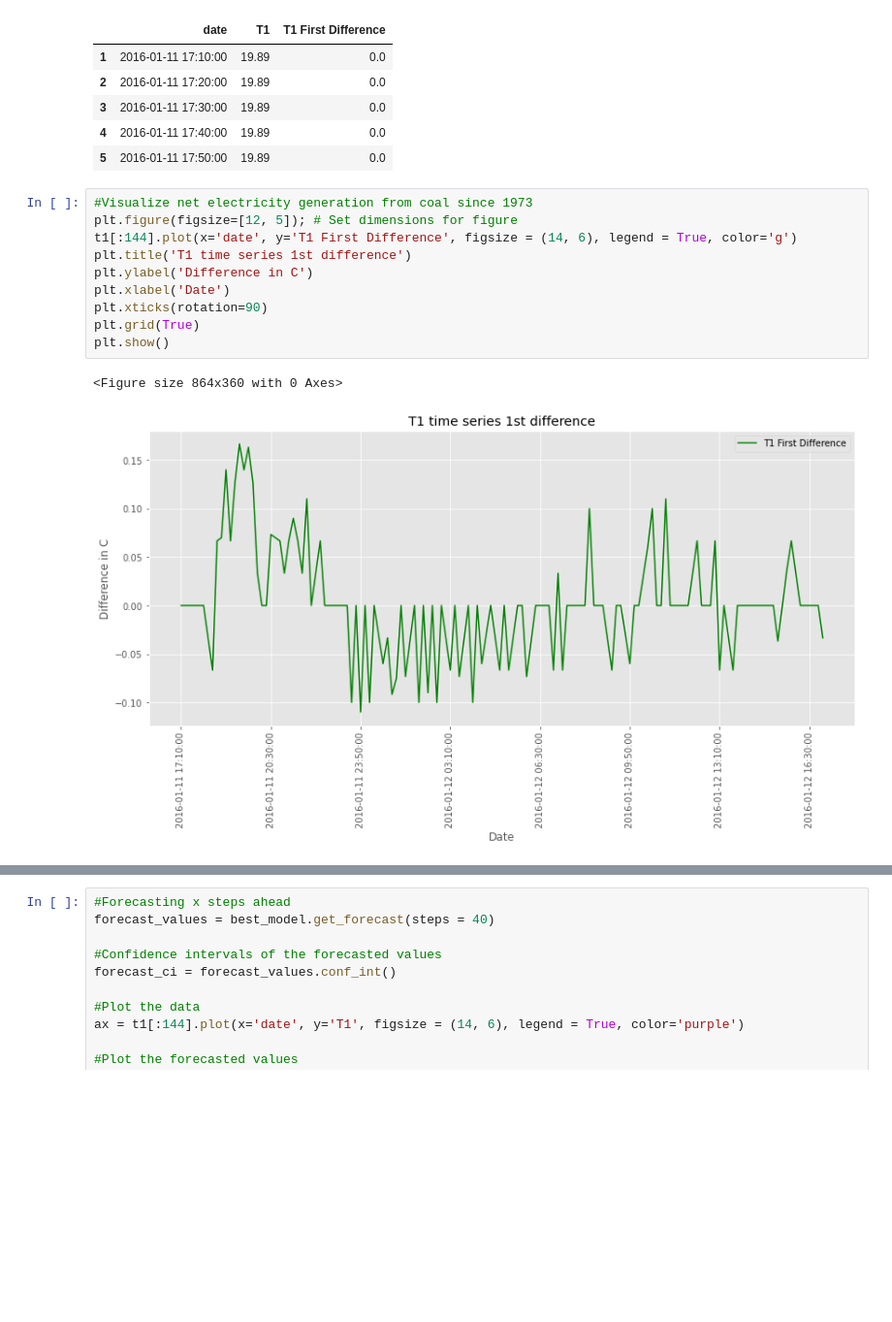
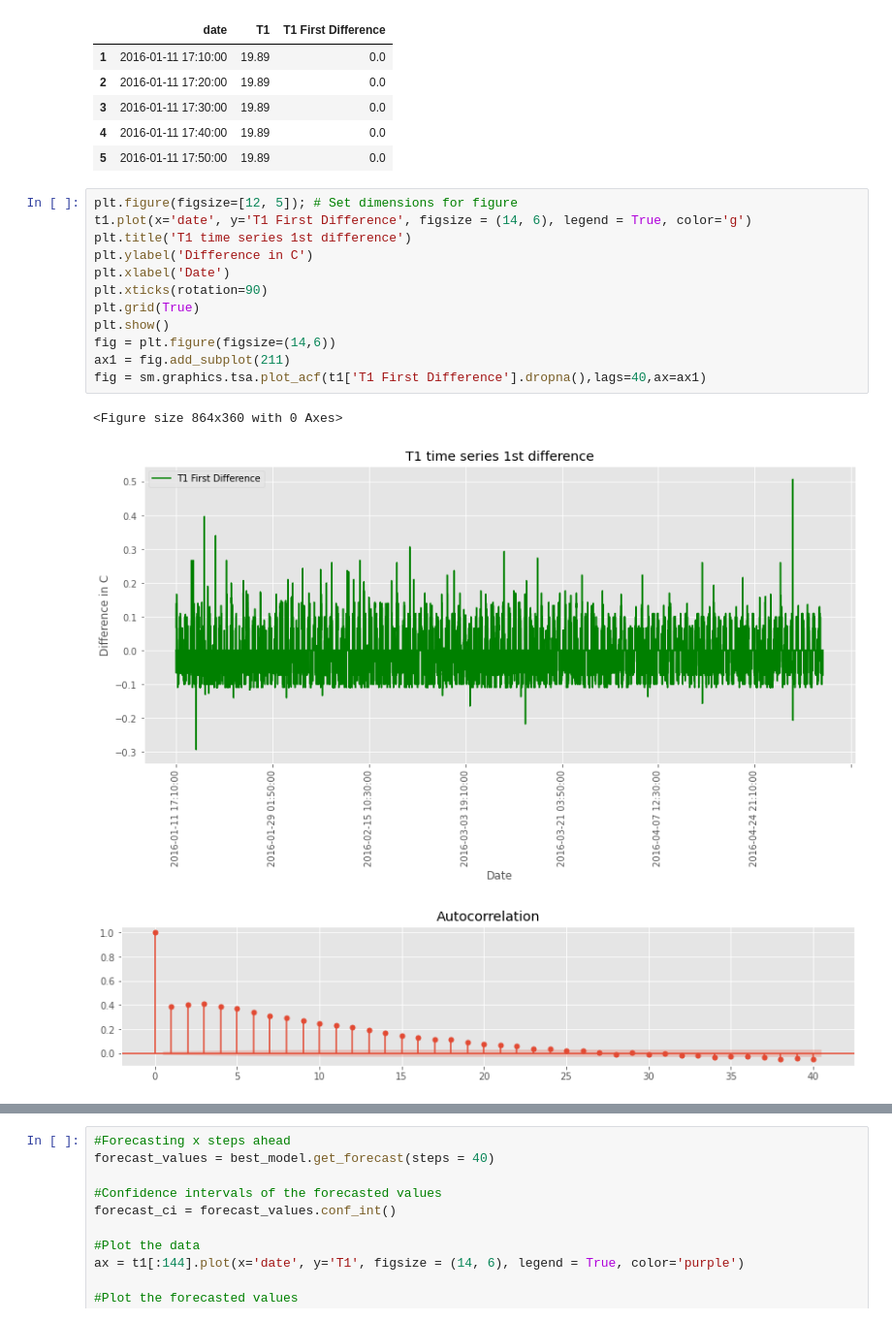
Before and after one commit to theadriennelee/498Capstone, a Jupyter notebook: ARIMA/SARIMA on T1.ipynb, the cells around one changed output, grey strips where cells are left out. Shown at 97% size. Saved outputs shown, nothing was run; the diff lists cells and outputs as text; blank space fills up the shorter version.

```diff
--- a/ARIMA/SARIMA on T1.ipynb
+++ b/ARIMA/SARIMA on T1.ipynb
@@ -81,16 +101,19 @@ See the caveats in the documentation: https://pandas.pydata.org/pandas-docs/stab
 | 4 | 2016-01-11 17:40:00 | 19.89 | 0.0 |
 | 5 | 2016-01-11 17:50:00 | 19.89 | 0.0 |
 # %%
-#Visualize net electricity generation from coal since 1973
 plt.figure(figsize=[12, 5]); # Set dimensions for figure
-t1[:144].plot(x='date', y='T1 First Difference', figsize = (14, 6), legend = True, color='g')
+t1.plot(x='date', y='T1 First Difference', figsize = (14, 6), legend = True, color='g')
 plt.title('T1 time series 1st difference')
 plt.ylabel('Difference in C')
 plt.xlabel('Date')
 plt.xticks(rotation=90)
 plt.grid(True)
 plt.show()
+fig = plt.figure(figsize=(14,6))
+ax1 = fig.add_subplot(211)
+fig = sm.graphics.tsa.plot_acf(t1['T1 First Difference'].dropna(),lags=40,ax=ax1)
 # %% [output]
 <Figure size 864x360 with 0 Axes>
-[figure, old version]
+[figure, new version]
+[figure, added]
 # %%
```
Also changed, not shown: parts of 11 cells of this notebook.
